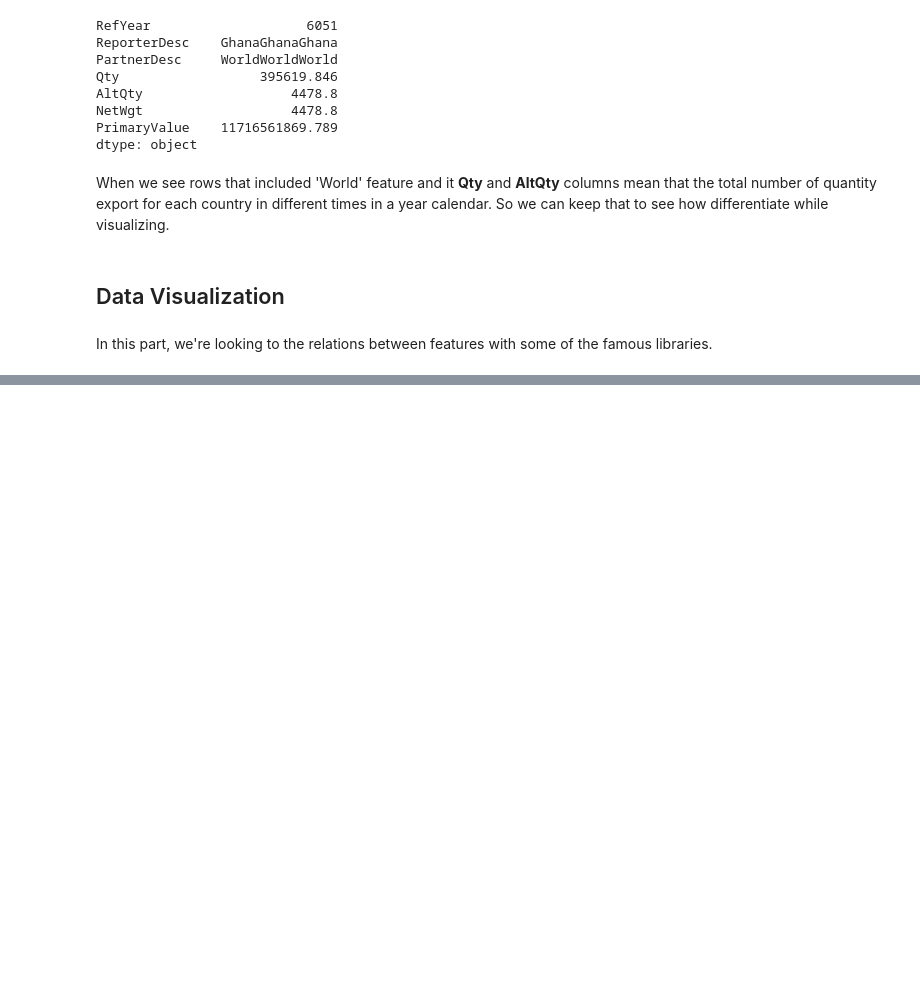
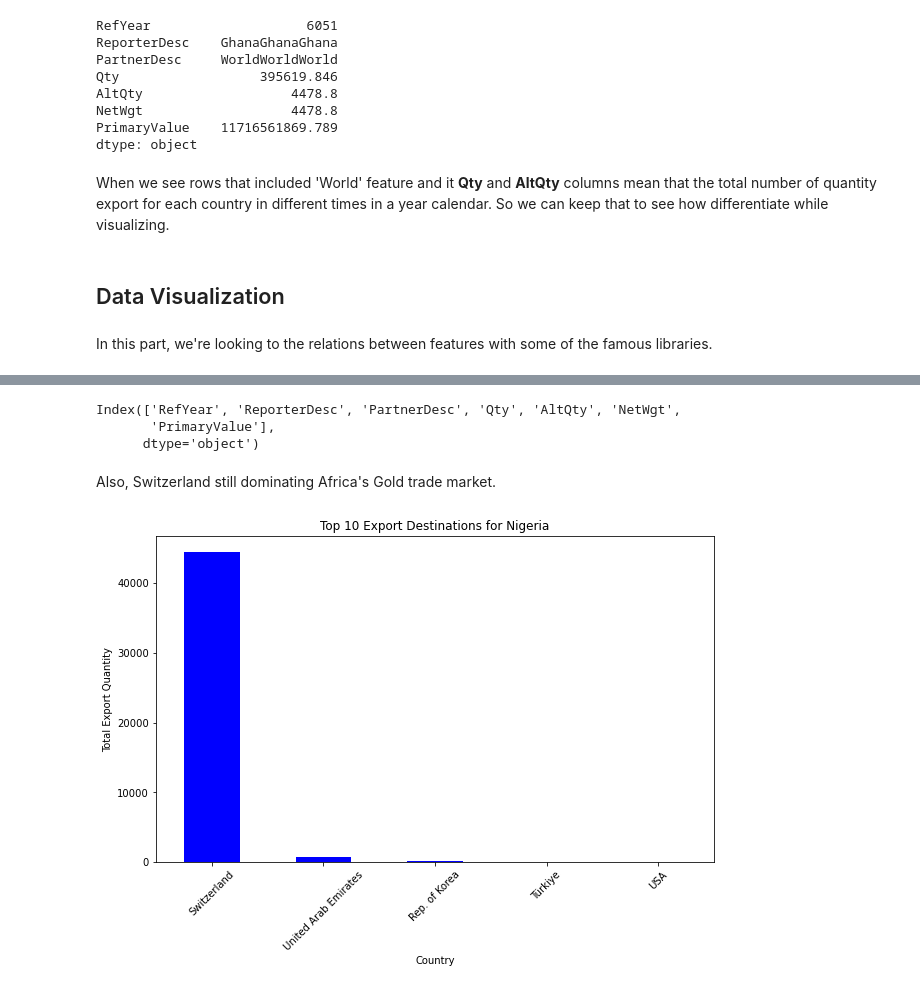
Before and after one commit to MrEktirir/Gold_Trade, a Jupyter notebook: Ghana_Nigeria_Gold_Trade_Analysis.ipynb, the cells around one changed output, grey strips where cells are left out. Cells and saved outputs as stored; diff of their text form; code cells hidden in the pictures; blank space fills up the shorter version.

Commit message:
update_visualization
* 2 more visualization added

```diff
--- a/Ghana_Nigeria_Gold_Trade_Analysis.ipynb
+++ b/Ghana_Nigeria_Gold_Trade_Analysis.ipynb
@@ -515,0 +508,21 @@ Index(['RefYear', 'ReporterDesc', 'PartnerDesc', 'Qty', 'AltQty', 'NetWgt',
+# %%
+df.columns
+# %% [output]
+Index(['RefYear', 'ReporterDesc', 'PartnerDesc', 'Qty', 'AltQty', 'NetWgt',
+       'PrimaryValue'],
+      dtype='object')
+# %% [markdown]
+Also, Switzerland still dominating Africa's Gold trade market.
+# %%
+nigeria_exports = df[(df['ReporterDesc'] == 'Nigeria') & (df['PartnerDesc'] != 'World')]
+top10_nigeria = nigeria_exports.groupby('PartnerDesc')['Qty'].sum().sort_values(ascending=False).head(10)
+
+plt.figure(figsize=(10, 6))
+top10_nigeria.plot(kind='bar', color='blue')
+plt.title('Top 10 Export Destinations for Nigeria')
+plt.xlabel('Country')
+plt.ylabel('Total Export Quantity')
+plt.xticks(rotation=45)
+plt.show()
+# %% [output]
+[figure, added]
```
Also changed, not shown: parts of 17 cells of this notebook.
